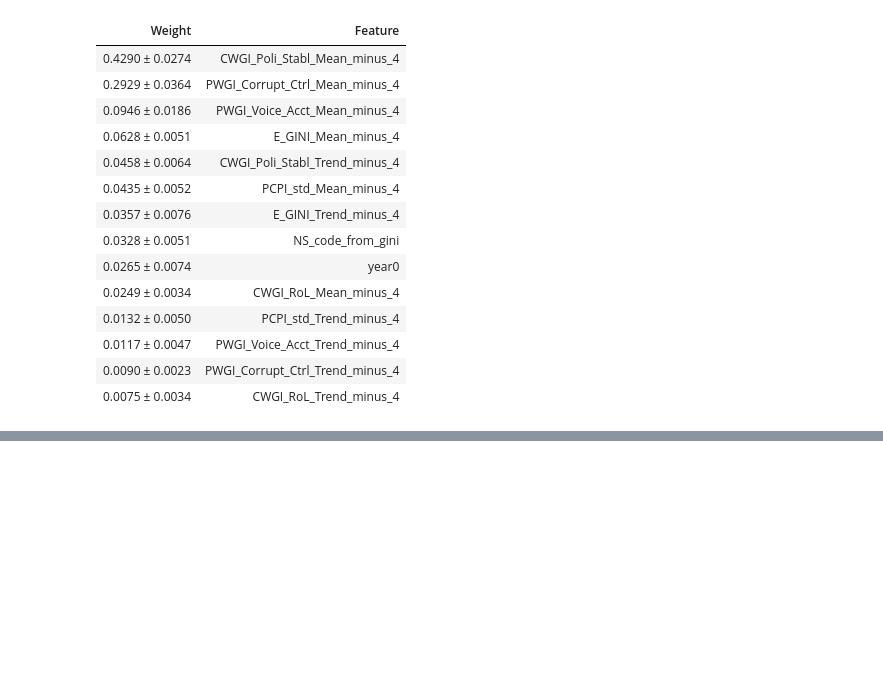
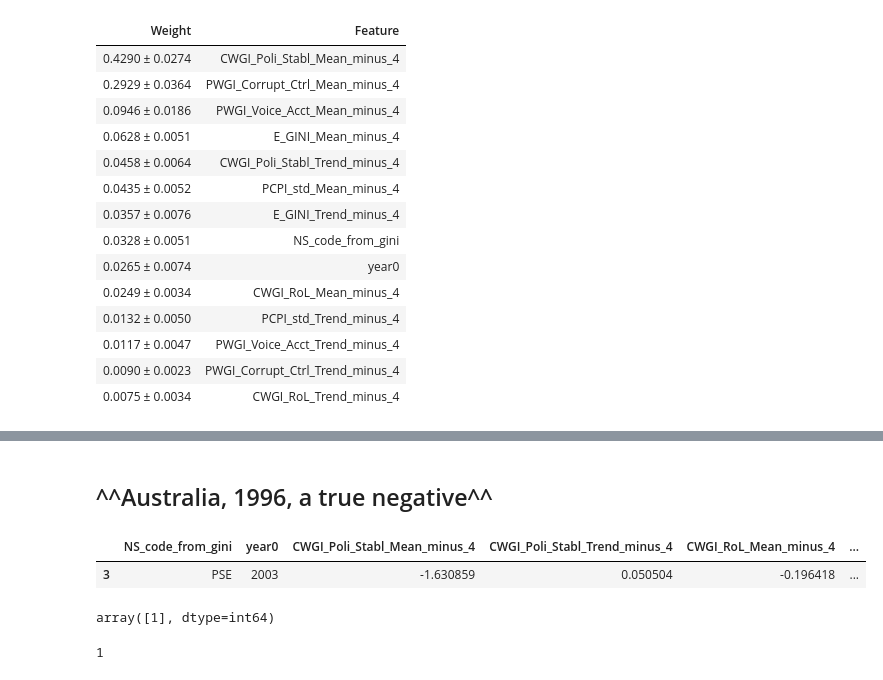
Before and after one commit to ddodds42/DS-Unit-2-Applied-Modeling, a Jupyter notebook: module3-permutation-boosting/DAVID_DODDS_LS_DS_233_assignment.ipynb, the cells around one changed output, grey strips where cells are left out. Saved outputs shown, nothing was run; the diff lists cells and outputs as text; code cells hidden in the pictures; blank space fills up the shorter version.

```diff
--- a/module3-permutation-boosting/DAVID_DODDS_LS_DS_233_assignment.ipynb
+++ b/module3-permutation-boosting/DAVID_DODDS_LS_DS_233_assignment.ipynb
@@ -249,0 +318,7 @@ eli5.show_weights(
+# %% [markdown]
+## ^^Australia, 1996, a true negative^^
+# %%
+X_val.iloc[[3]]
+# %% [output]
+|  | NS_code_from_gini | year0 | CWGI_Poli_Stabl_Mean_minus_4 | CWGI_Poli_Stabl_Trend_minus_4 | CWGI_RoL_Mean_minus_4 | ... |
+| 3 | PSE | 2003 | -1.630859 | 0.050504 | -0.196418 | ... |
@@ -249,0 +327,8 @@ eli5.show_weights(
+# %%
+model.predict(row0)
+# %% [output]
+array([1], dtype=int64)
+# %%
+val.loc[3, 'T_State_Fail_yr_5']
+# %% [output]
+1
```
Also changed, not shown: parts of 23 cells of this notebook, 1 other file.
